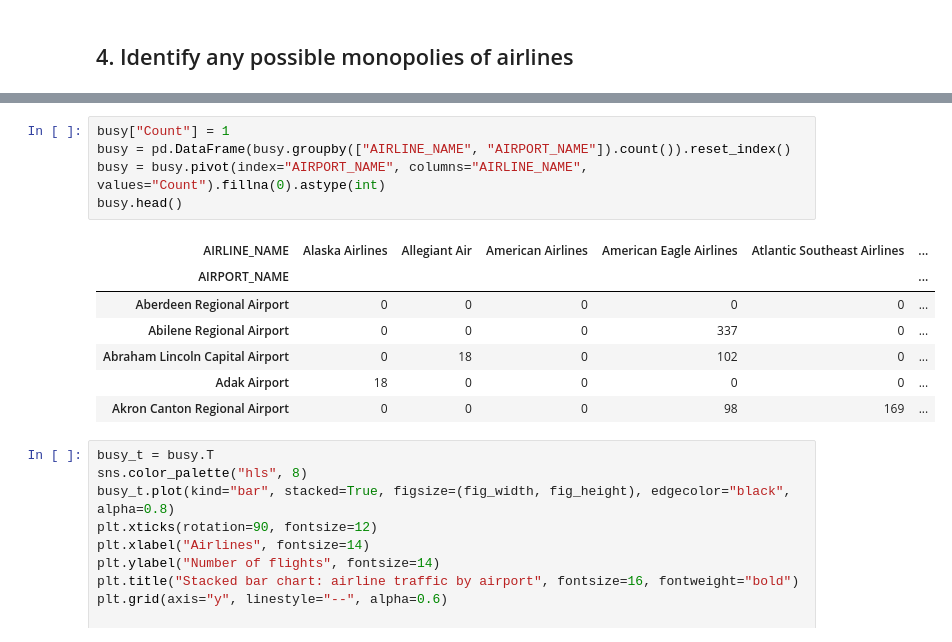
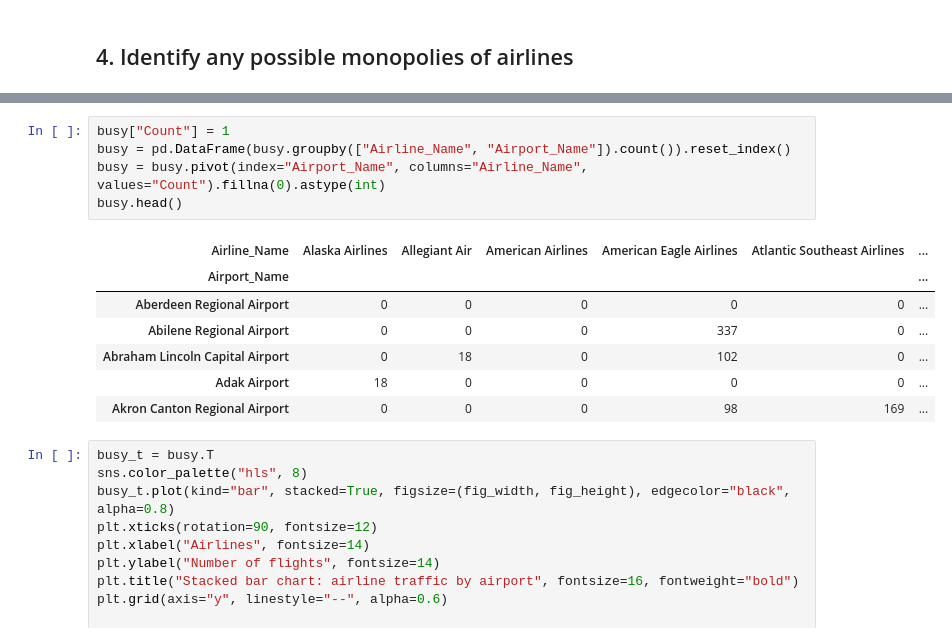
Before and after one commit to torchlightwizard/Data-Analysis-Flight-Travel, a Jupyter notebook: notebooks/eda.ipynb, the cells around one changed output, grey strips where cells are left out. Cells and saved outputs as stored; diff of their text form.

```diff
--- a/notebooks/eda.ipynb
+++ b/notebooks/eda.ipynb
@@ -1650,11 +1652,11 @@ Index(['AIRLINE_NAME', 'AIRPORT_NAME'], dtype='object')
 # %%
 busy["Count"] = 1
-busy = pd.DataFrame(busy.groupby(["AIRLINE_NAME", "AIRPORT_NAME"]).count()).reset_index()
-busy = busy.pivot(index="AIRPORT_NAME", columns="AIRLINE_NAME", values="Count").fillna(0).astype(int)
+busy = pd.DataFrame(busy.groupby(["Airline_Name", "Airport_Name"]).count()).reset_index()
+busy = busy.pivot(index="Airport_Name", columns="Airline_Name", values="Count").fillna(0).astype(int)
 busy.head()
 # %% [output]
-| AIRLINE_NAME | Alaska Airlines | Allegiant Air | American Airlines | American Eagle Airlines | Atlantic Southeast Airlines | ... |
-| AIRPORT_NAME |  |  |  |  |  | ... |
+| Airline_Name | Alaska Airlines | Allegiant Air | American Airlines | American Eagle Airlines | Atlantic Southeast Airlines | ... |
+| Airport_Name |  |  |  |  |  | ... |
 | Aberdeen Regional Airport | 0 | 0 | 0 | 0 | 0 | ... |
 | Abilene Regional Airport | 0 | 0 | 0 | 337 | 0 | ... |
 | Abraham Lincoln Capital Airport | 0 | 18 | 0 | 102 | 0 | ... |
```
Also changed, not shown: parts of 3 cells of this notebook, 1 other file.
